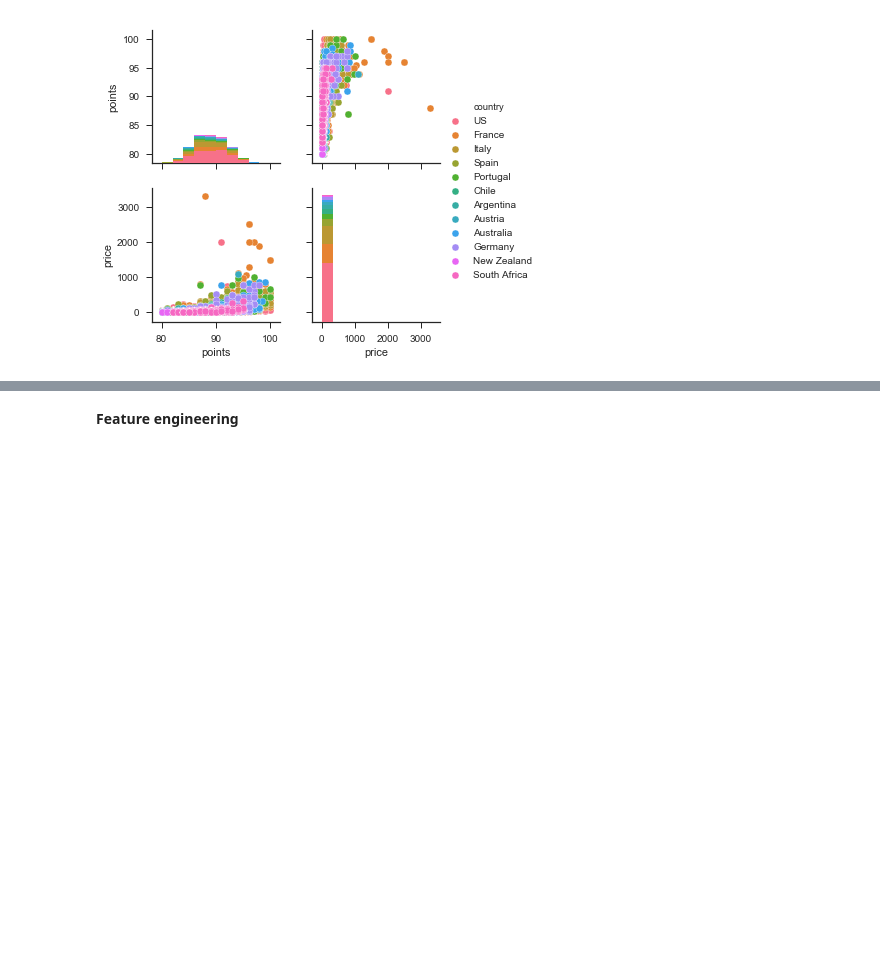
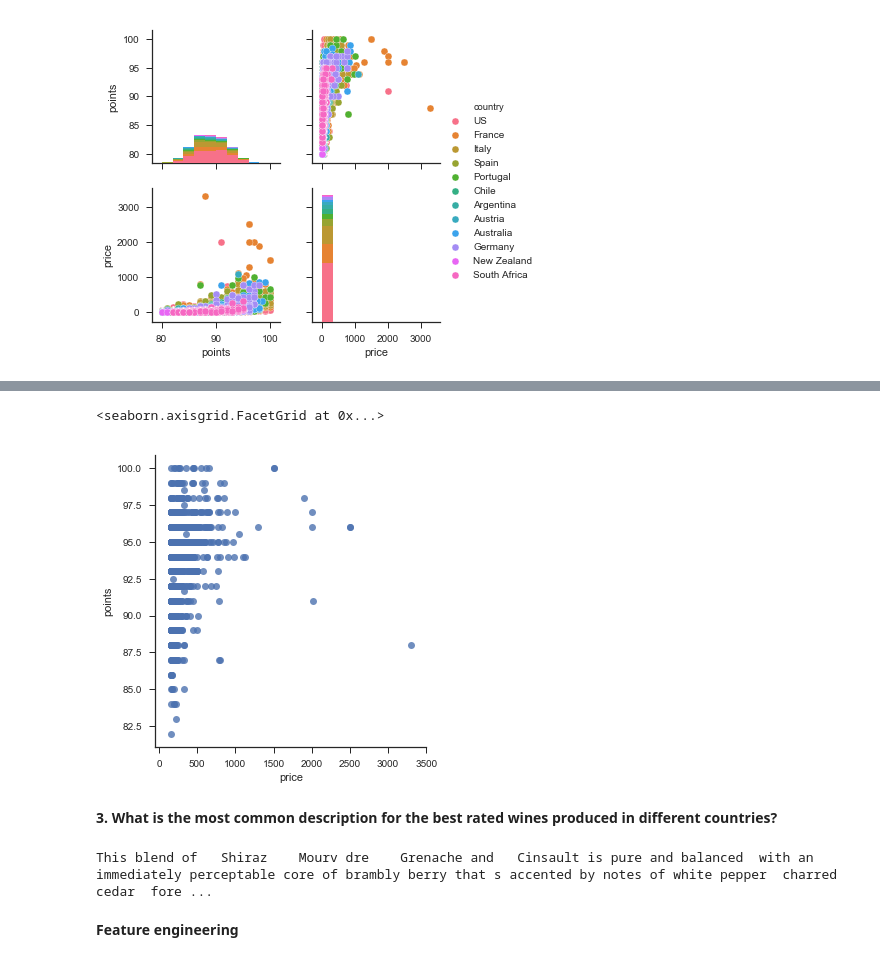
Before and after one commit to lenuel/Wine-Analysis, a Jupyter notebook: wine-analysis.ipynb, the cells around one changed output, grey strips where cells are left out. Saved outputs shown, nothing was run; the diff lists cells and outputs as text; code cells hidden in the pictures; blank space fills up the shorter version.

```diff
--- a/wine-analysis.ipynb
+++ b/wine-analysis.ipynb
@@ -343,0 +428,3 @@ sns.pairplot(df, hue_order = major_countries, hue="country" )
+# %%
+df4 = wine_groupped[wine_groupped['price']>=150].sort_values(['points', 'price'], ascending=[False, True])
+df4[['title','variety','country', 'province','points','price'] ][:15]
@@ -343,0 +448,20 @@ sns.pairplot(df, hue_order = major_countries, hue="country" )
+# %%
+sns.lmplot(x = 'price', y= 'points', fit_reg=False, data = df4)
+# %% [output]
+<seaborn.axisgrid.FacetGrid at 0x...>
+[figure, added]
+# %% [markdown]
+**3. What is the most common description for the best rated wines produced in different countries?**
+# %%
+#obtain description list for best rated wines (>87)
+country_description = {}
+mean_points_value = wine_groupped['points'].mean()
+remove_characters = re.compile('[^A-Za-z ]+')
+for country in major_countries:
+    description_list = list(wine_groupped[wine_groupped['country']==country][wine_groupped['points']>mean_points_value]['description'])
+    flat_list = [re.sub(remove_characters, ' ', item) for sublist in description_list for item in sublist]
+    country_description[country] = ' '.join(flat_list)
+
+print(country_description['South Africa'])
+# %% [output]
+This blend of   Shiraz    Mourv dre    Grenache and   Cinsault is pure and balanced  with an immediately perceptable core of brambly berry that s accented by notes of white pepper  charred cedar  fore ...
```
Also changed, not shown: parts of 15 cells of this notebook.
